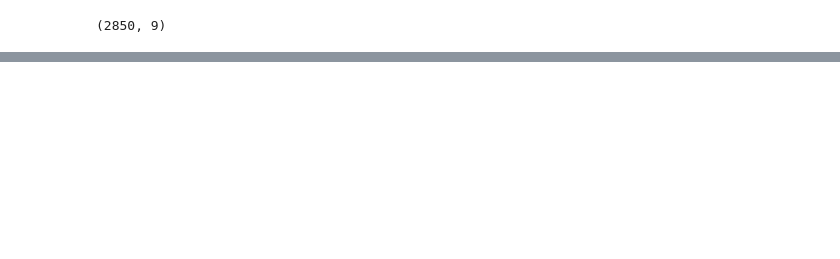
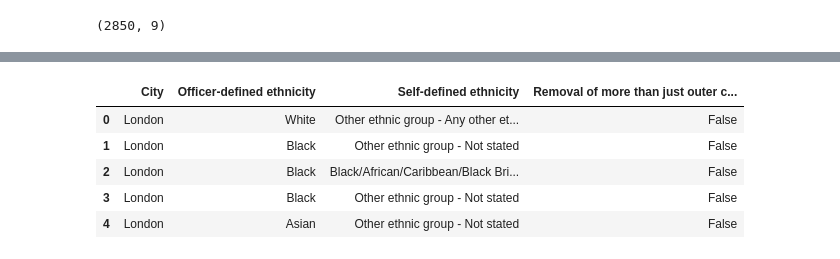
Before and after one commit to pateljay7018/CE888-7-SP-D.S.-and-decision-making-, a Jupyter notebook: Assignment-1/dataset_marge.ipynb, the cells around one changed output, grey strips where cells are left out. Cells and saved outputs as stored; diff of their text form; code cells hidden in the pictures; blank space fills up the shorter version.

```diff
--- a/Assignment-1/dataset_marge.ipynb
+++ b/Assignment-1/dataset_marge.ipynb
@@ -74,0 +186,10 @@ data.to_csv('/content/gdrive/My Drive/CE888/2020-city-of-london_final.csv')
+# %%
+one = data[["City","Officer-defined ethnicity","Self-defined ethnicity","Removal of more than just outer clothing"]]
+one.head()
+# %% [output]
+|  | City | Officer-defined ethnicity | Self-defined ethnicity | Removal of more than just outer c... |
+| 0 | London | White | Other ethnic group - Any other et... | False |
+| 1 | London | Black | Other ethnic group - Not stated | False |
+| 2 | London | Black | Black/African/Caribbean/Black Bri... | False |
+| 3 | London | Black | Other ethnic group - Not stated | False |
+| 4 | London | Asian | Other ethnic group - Not stated | False |
```
Also changed, not shown: parts of 11 cells of this notebook.
